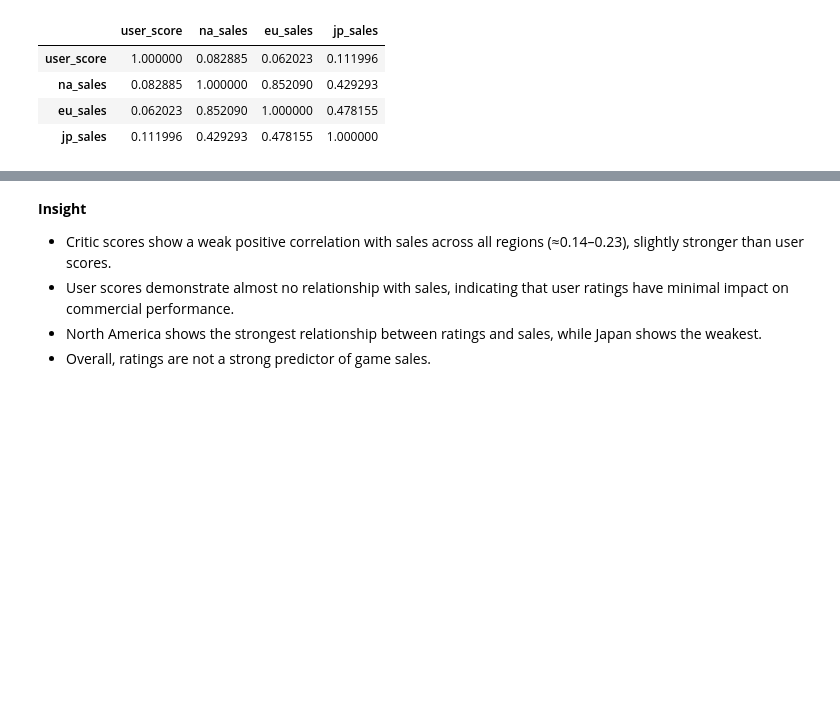
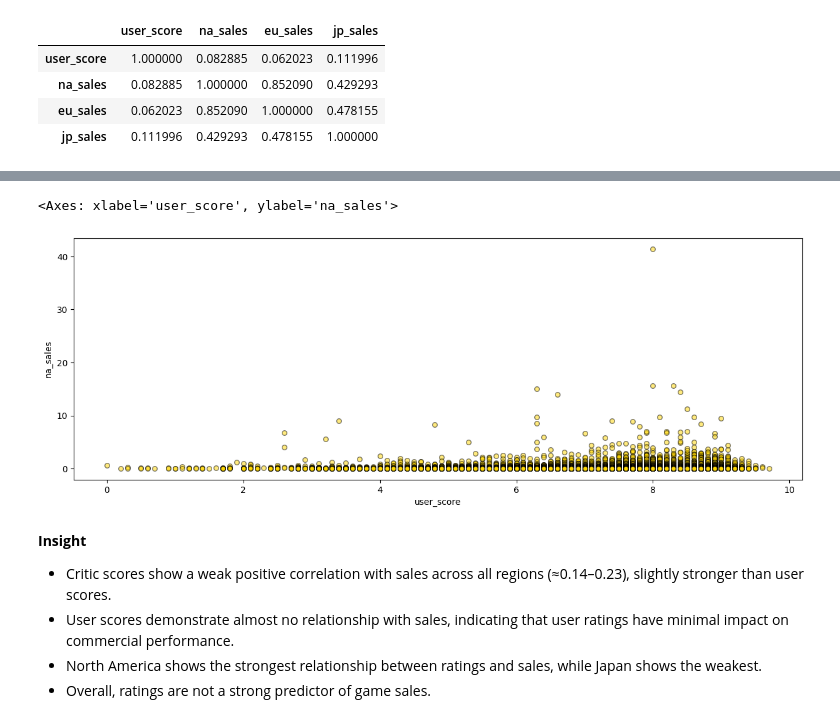
Before and after one commit to anastasia-redkovich/game-analysis-project, a Jupyter notebook: notebooks/analysis.ipynb, the cells around one changed output, grey strips where cells are left out. Saved outputs shown, nothing was run; the diff lists cells and outputs as text; code cells hidden in the pictures; blank space fills up the shorter version.

Commit message:
Add graphs and update README

```diff
--- a/notebooks/analysis.ipynb
+++ b/notebooks/analysis.ipynb
@@ -908,3 +924,14 @@ games_actual[['user_score','na_sales','eu_sales','jp_sales']].corr()
+# %%
+games_actual.plot(kind='scatter',
+          x='user_score',
+          y='na_sales',
+          alpha=0.5,
+          color='gold',
+          edgecolor='k',figsize=(15, 5), s=30,
+          title='')
+# %% [output]
+<Axes: xlabel='user_score', ylabel='na_sales'>
+[figure, added]
 # %% [markdown]
 **Insight**
 
```
Also changed, not shown: parts of 3 cells of this notebook, 1 other file.
